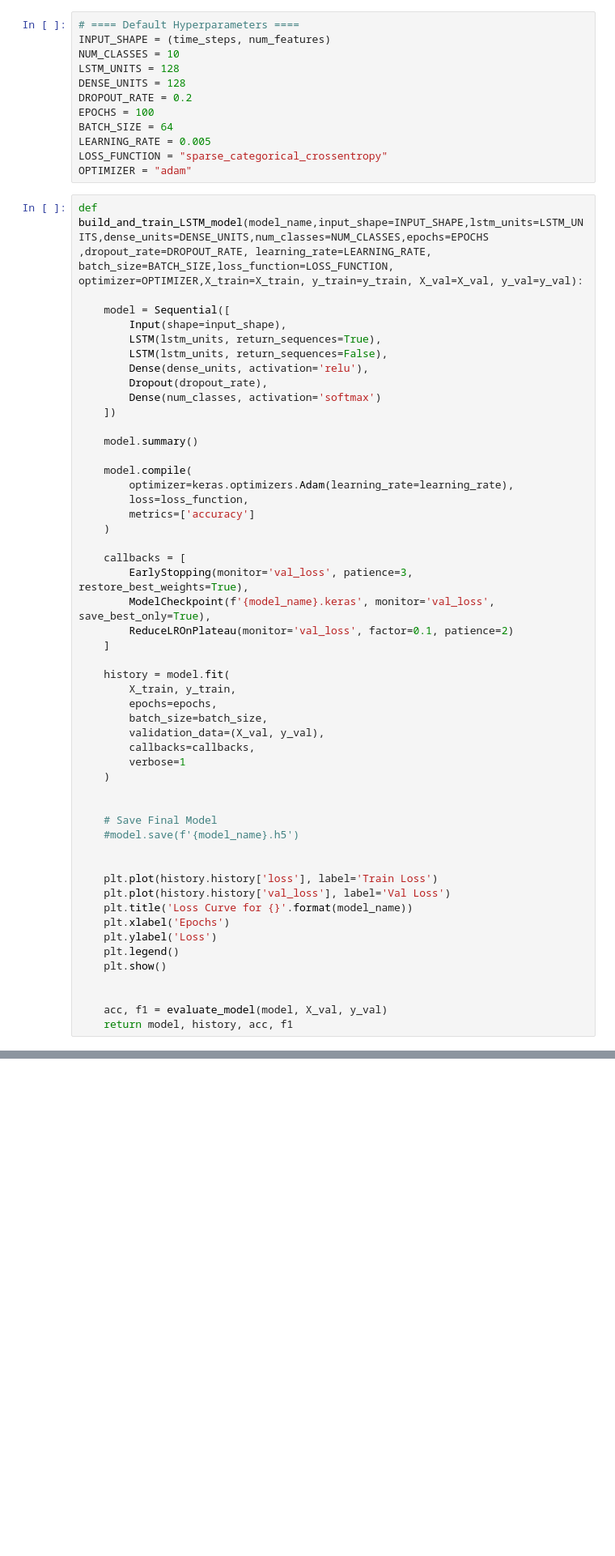
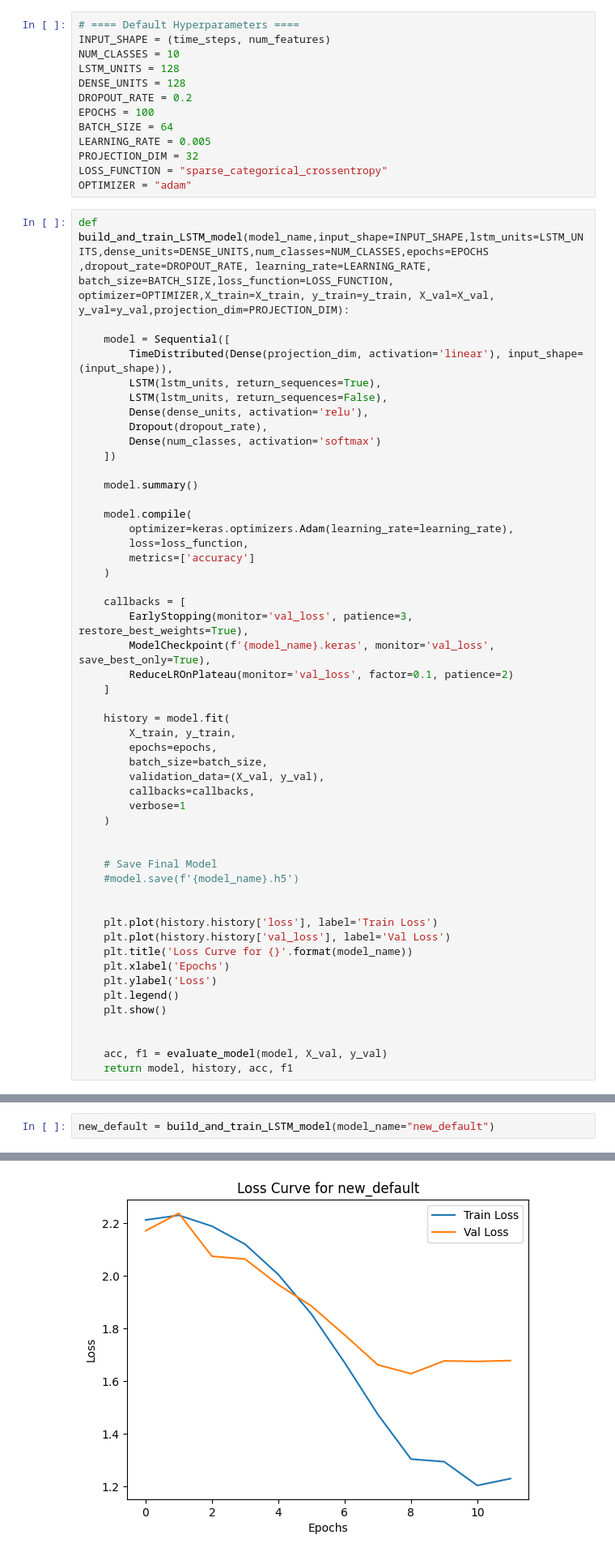
Before and after one commit to Mohamed-Mohamed-Ibrahim/Environmental-Sound-Classification, a Jupyter notebook: LSTM.ipynb, the cells around one changed output, grey strips where cells are left out. Shown at 81% size. Drawn from its saved outputs; the diff is of its cells as text; blank space fills up the shorter version.

```diff
--- a/LSTM.ipynb
+++ b/LSTM.ipynb
@@ -96,13 +96,14 @@ DROPOUT_RATE = 0.2
 EPOCHS = 100
 BATCH_SIZE = 64
 LEARNING_RATE = 0.005
+PROJECTION_DIM = 32
 LOSS_FUNCTION = "sparse_categorical_crossentropy"
 OPTIMIZER = "adam"
 # %%
-def build_and_train_LSTM_model(model_name,input_shape=INPUT_SHAPE,lstm_units=LSTM_UNITS,dense_units=DENSE_UNITS,num_classes=NUM_CLASSES,epochs=EPOCHS ,dropout_rate=DROPOUT_RATE, learning_rate=LEARNING_RATE, batch_size=BATCH_SIZE,loss_function=LOSS_FUNCTION, optimizer=OPTIMIZER,X_train=X_train, y_train=y_train, X_val=X_val, y_val=y_val):
+def build_and_train_LSTM_model(model_name,input_shape=INPUT_SHAPE,lstm_units=LSTM_UNITS,dense_units=DENSE_UNITS,num_classes=NUM_CLASSES,epochs=EPOCHS ,dropout_rate=DROPOUT_RATE, learning_rate=LEARNING_RATE, batch_size=BATCH_SIZE,loss_function=LOSS_FUNCTION, optimizer=OPTIMIZER,X_train=X_train, y_train=y_train, X_val=X_val, y_val=y_val,projection_dim=PROJECTION_DIM):
 
     model = Sequential([
-        Input(shape=input_shape),
+        TimeDistributed(Dense(projection_dim, activation='linear'), input_shape=(input_shape)),
         LSTM(lstm_units, return_sequences=True),
         LSTM(lstm_units, return_sequences=False),
         Dense(dense_units, activation='relu'),
@@ -724,0 +751,3 @@ weighted avg       0.03      0.13      0.04      6576
+# %%
+new_default = build_and_train_LSTM_model(model_name="new_default")
+# %% [output]
@@ -724,0 +791 @@ weighted avg       0.03      0.13      0.04      6576
+[figure, added]
```
Also changed, not shown: parts of 9 cells of this notebook, 3 other files.
